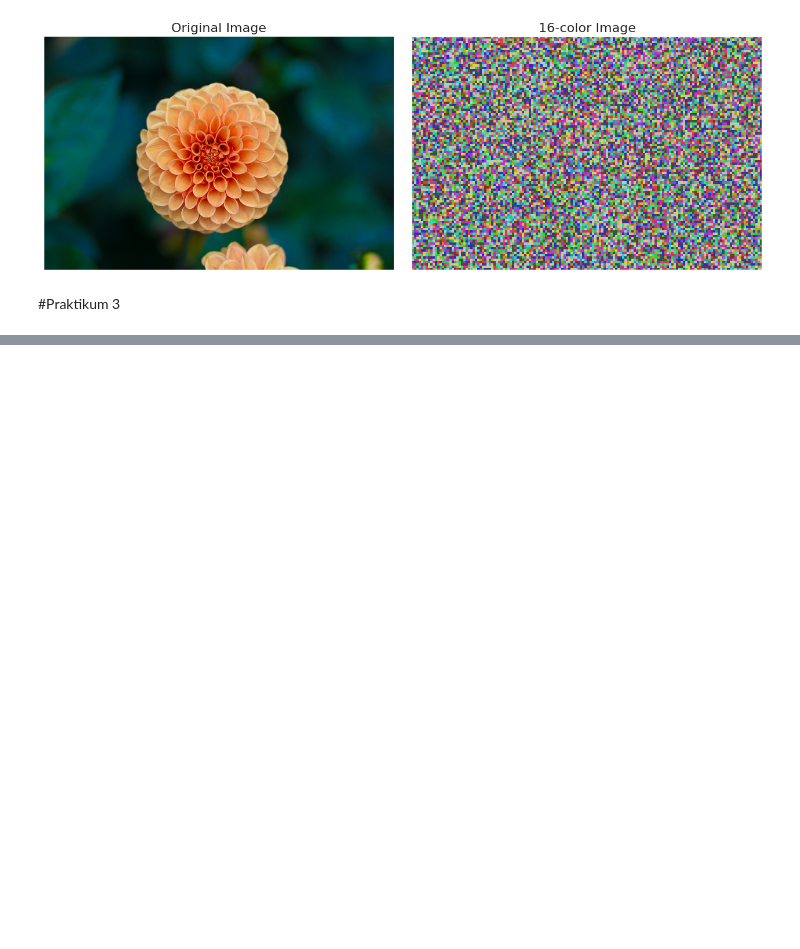
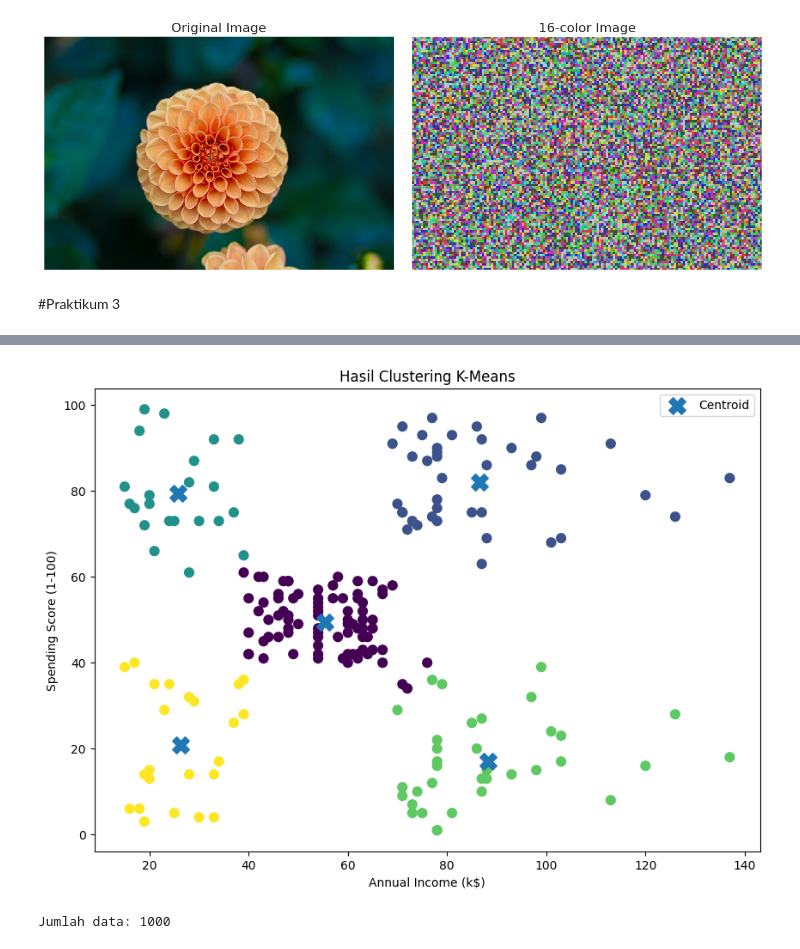
Before and after one commit to sandyy221/244107020029_PemMes, a Jupyter notebook: jobsheet_4.ipynb, the cells around one changed output, grey strips where cells are left out. Drawn from its saved outputs; the diff is of its cells as text; code cells hidden in the pictures; blank space fills up the shorter version.

```diff
--- a/jobsheet_4.ipynb
+++ b/jobsheet_4.ipynb
@@ -330,0 +525,8 @@ plt.show()
+# %%
+kmeans = KMeans(
+    n_clusters=5,
+    random_state=42,
+    n_init=10
+)
+
+clusters = kmeans.fit_predict(X_scaled)
@@ -330,0 +555,41 @@ plt.show()
+# %%
+plt.figure(figsize=(10, 7))
+
+plt.scatter(
+    X['Annual Income (k$)'],
+    X['Spending Score (1-100)'],
+    c=clusters,
+    s=60
+)
+
+centers = scaler.inverse_transform(kmeans.cluster_centers_)
+
+plt.scatter(
+    centers[:, 0],
+    centers[:, 1],
+    marker='X',
+    s=200,
+    label='Centroid'
+)
+
+plt.xlabel('Annual Income (k$)')
+plt.ylabel('Spending Score (1-100)')
+plt.title('Hasil Clustering K-Means')
+
+plt.legend()
+plt.show()
+# %% [output]
+[figure, added]
+# %%
+#Tugas DBScan
+from sklearn.datasets import make_moons
+
+X_moons, y_moons = make_moons(
+    n_samples=1000,
+    noise=0.05,
+    random_state=42
+)
+
+print("Jumlah data:", X_moons.shape[0])
+# %% [output]
+Jumlah data: 1000
```
Also changed, not shown: parts of 25 cells of this notebook.
